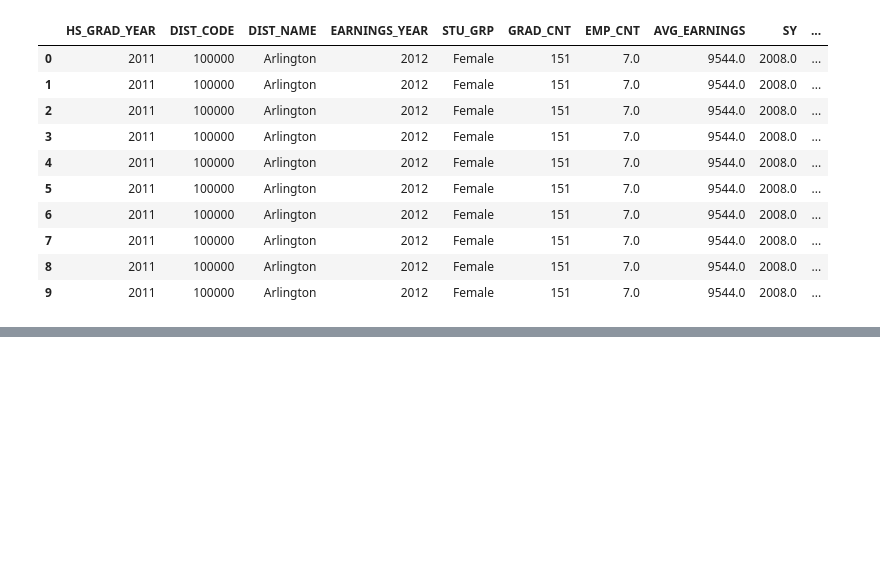
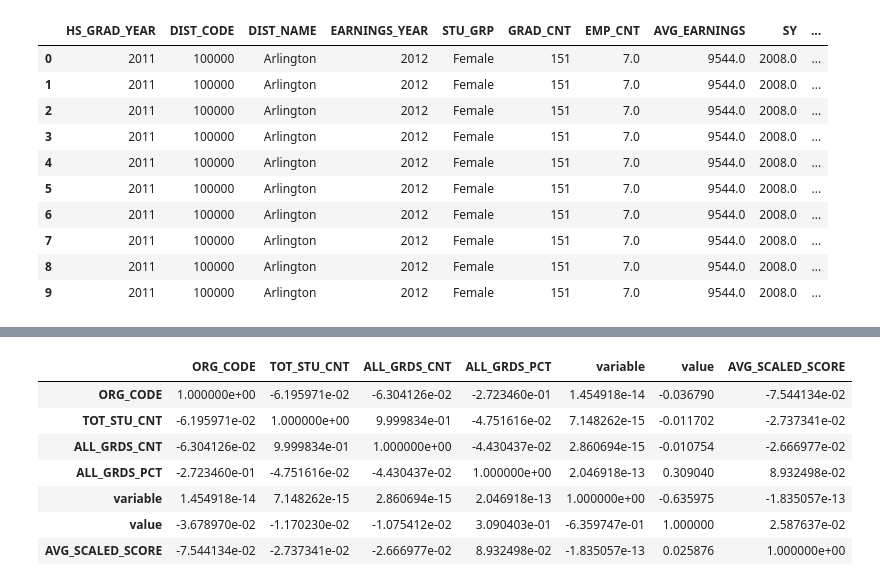
Before and after one commit to wilSecord/studio-projects, a Jupyter notebook: week3_girlsinc/explorin.ipynb, the cells around one changed output, grey strips where cells are left out. Drawn from its saved outputs; the diff is of its cells as text; code cells hidden in the pictures; blank space fills up the shorter version.

```diff
--- a/week3_girlsinc/explorin.ipynb
+++ b/week3_girlsinc/explorin.ipynb
@@ -251,0 +304,11 @@ all_merged_stats.plot.scatter(x="GRD_9_12_PCT",  y="AVG_EARNINGS")
+# %%
+arts_melt.merge(mcasf, on="ORG_CODE").drop(columns=["DIST_NAME", "ORG_NAME", "ORG_TYPE", "STU_GRP", "TEST_GRADE"]).corr()
+# %% [output]
+|  | ORG_CODE | TOT_STU_CNT | ALL_GRDS_CNT | ALL_GRDS_PCT | variable | value | AVG_SCALED_SCORE |
+| ORG_CODE | 1.000000e+00 | -6.195971e-02 | -6.304126e-02 | -2.723460e-01 | 1.454918e-14 | -0.036790 | -7.544134e-02 |
+| TOT_STU_CNT | -6.195971e-02 | 1.000000e+00 | 9.999834e-01 | -4.751616e-02 | 7.148262e-15 | -0.011702 | -2.737341e-02 |
+| ALL_GRDS_CNT | -6.304126e-02 | 9.999834e-01 | 1.000000e+00 | -4.430437e-02 | 2.860694e-15 | -0.010754 | -2.666977e-02 |
+| ALL_GRDS_PCT | -2.723460e-01 | -4.751616e-02 | -4.430437e-02 | 1.000000e+00 | 2.046918e-13 | 0.309040 | 8.932498e-02 |
+| variable | 1.454918e-14 | 7.148262e-15 | 2.860694e-15 | 2.046918e-13 | 1.000000e+00 | -0.635975 | -1.835057e-13 |
+| value | -3.678970e-02 | -1.170230e-02 | -1.075412e-02 | 3.090403e-01 | -6.359747e-01 | 1.000000 | 2.587637e-02 |
+| AVG_SCALED_SCORE | -7.544134e-02 | -2.737341e-02 | -2.666977e-02 | 8.932498e-02 | -1.835057e-13 | 0.025876 | 1.000000e+00 |
```
Also changed, not shown: parts of 11 cells of this notebook, 1 other file.
